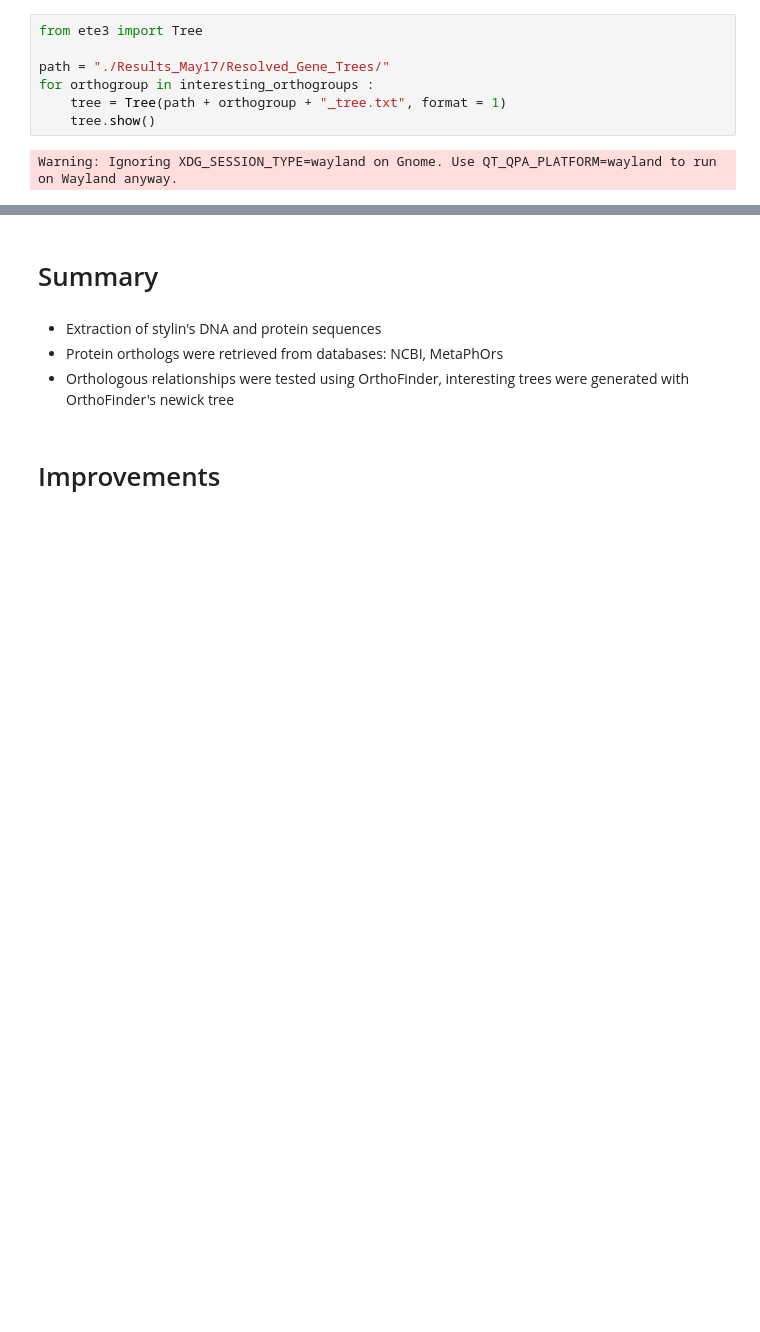
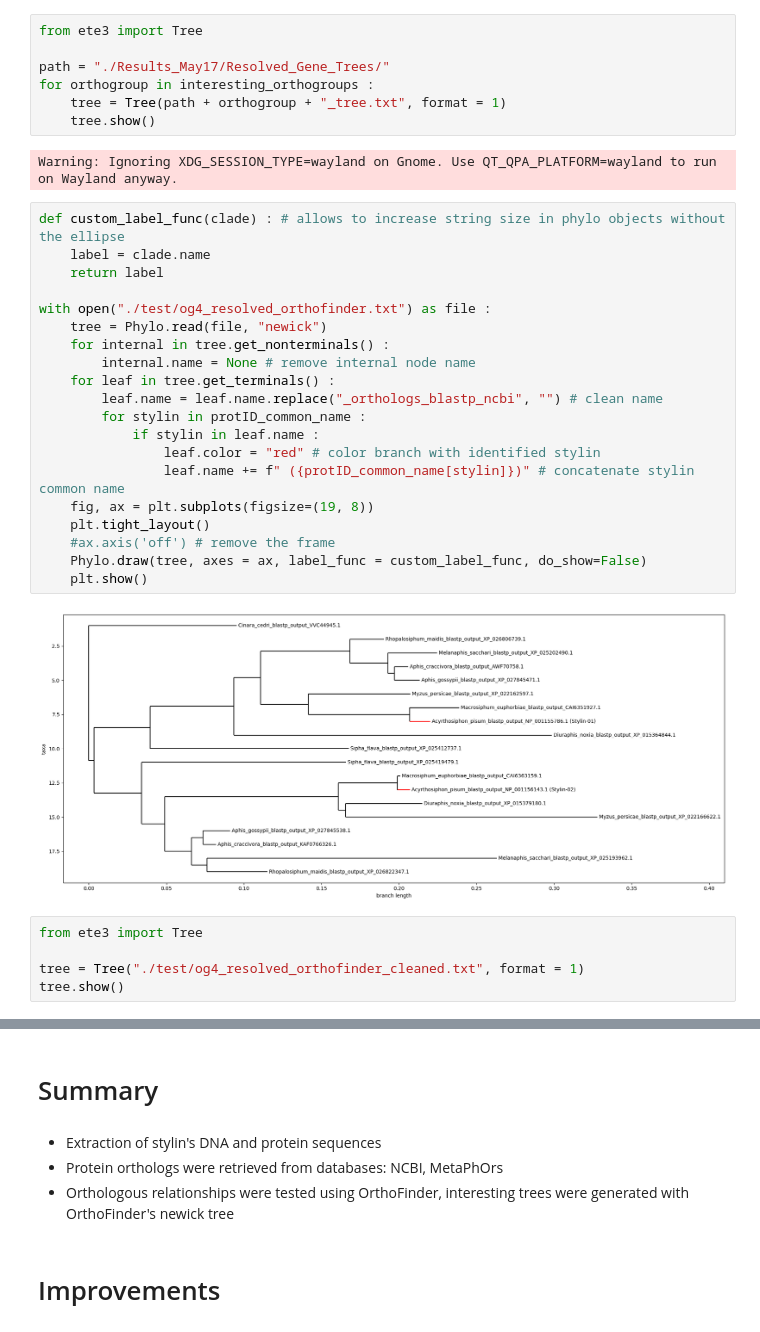
Before and after one commit to elian-stz/StylED_internship, a Jupyter notebook: xplore.ipynb, the cells around one changed output, grey strips where cells are left out. Saved outputs shown, nothing was run; the diff lists cells and outputs as text; blank space fills up the shorter version.

```diff
--- a/xplore.ipynb
+++ b/xplore.ipynb
@@ -484,3 +484,30 @@ for orthogroup in interesting_orthogroups :
     tree.show()
 # %% [output]
 Warning: Ignoring XDG_SESSION_TYPE=wayland on Gnome. Use QT_QPA_PLATFORM=wayland to run on Wayland anyway.
+# %%
+def custom_label_func(clade) : # allows to increase string size in phylo objects without the ellipse
+    label = clade.name
+    return label
+
+with open("./test/og4_resolved_orthofinder.txt") as file :
+    tree = Phylo.read(file, "newick")
+    for internal in tree.get_nonterminals() :
+        internal.name = None # remove internal node name
+    for leaf in tree.get_terminals() :
+        leaf.name = leaf.name.replace("_orthologs_blastp_ncbi", "") # clean name
+        for stylin in protID_common_name :
+            if stylin in leaf.name :
+                leaf.color = "red" # color branch with identified stylin
+                leaf.name += f" ({protID_common_name[stylin]})" # concatenate stylin common name
+    fig, ax = plt.subplots(figsize=(19, 8))
+    plt.tight_layout()
+    #ax.axis('off') # remove the frame
+    Phylo.draw(tree, axes = ax, label_func = custom_label_func, do_show=False)
+    plt.show()
+# %% [output]
+[figure, added]
+# %%
+from ete3 import Tree
+
+tree = Tree("./test/og4_resolved_orthofinder_cleaned.txt", format = 1)
+tree.show()
```
Also changed, not shown: parts of 7 cells of this notebook, 4 other files.
